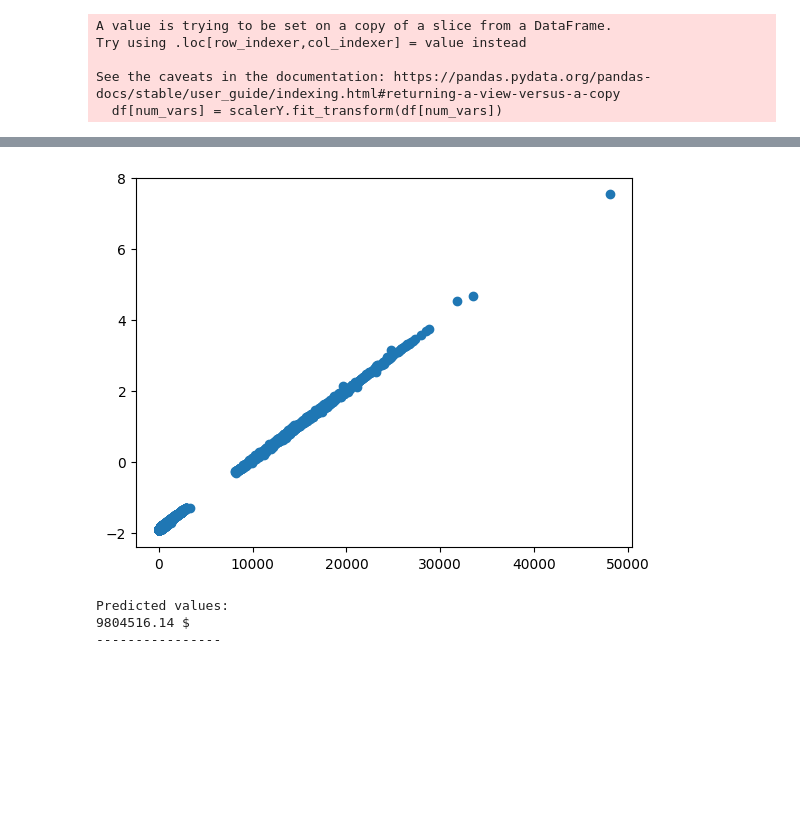
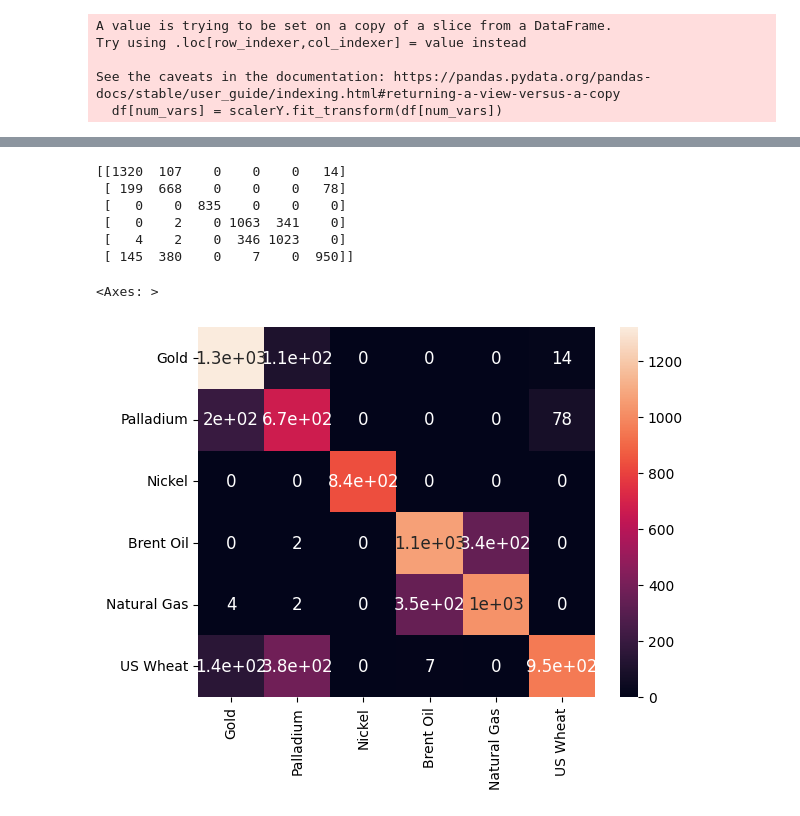
Before and after one commit to ViliLuosujarvi/Machine_Learning_2024, a Jupyter notebook: Project3_SVM/SVM.ipynb, the cells around one changed output, grey strips where cells are left out. Drawn from its saved outputs; the diff is of its cells as text; code cells hidden in the pictures; blank space fills up the shorter version.

```diff
--- a/Project3_SVM/SVM.ipynb
+++ b/Project3_SVM/SVM.ipynb
@@ -118,8 +118,8 @@ print(df)
 # a common trick in X/y -split
 # X = everything else in the DataFrame minus the target variable
 # y = only the target variable
-X = df.drop('Close', axis=1)
-y = df['Close']
+X = df.drop('Symbol', axis=1)
+y = df['Symbol']
 # %%
 df
 # %% [output]
@@ -298,39 +315,22 @@ print("\nModel overall accuracy: {:.2f}%".format(acc * 100))
-# %%
- # these values follow a line = good predictions
-# we basically compare the predicted values
-# to true test values and see the differences
-# interesting idea to try, add a regression line:
-# https://python-graph-gallery.com/scatterplot-with-regression-fit-in-matplotlib/
-plt.scatter(y_test, predictions)
-plt.show()
-# %% [output]
-[figure, removed]
-# %%
- # let's try a new value
-tester_row = {
-    'Symbol': 1,
-    'Year': 2002,
-    'Month': 12,
-    'Day': 3,
-    'Open': 600,
-    'High': 700,
-    'Low': 400,
-    'Volume': 15000
-}
-
-tester_row = pd.DataFrame([tester_row])
-
-result = model.predict(tester_row)[0]
-result = scalerY.inverse_transform([[result]])[0][0]
-
-print()
-print(f"Predicted values:")
-print(f"{round(float(result), 2)} $")
-print("----------------")
-# %% [output]
-Predicted values:
-9804516.14 $
-----------------
+# %%
+labels = ['Gold', 'Palladium', 'Nickel', 'Brent Oil', 'Natural Gas', 'US Wheat']
+# %%
+print(confusion_matrix(y_test, predictions))
+print("\n")
+
+# use seaborn to make a nicer confusion matrix
+cm_array = confusion_matrix(y_test, predictions)
+cm_array_df = pd.DataFrame(cm_array, index=labels, columns=labels)
+sns.heatmap(cm_array_df, annot=True, annot_kws={"size": 12})
+# %% [output]
+[[1320  107    0    0    0   14]
+ [ 199  668    0    0    0   78]
+ [   0    0  835    0    0    0]
+ [   0    2    0 1063  341    0]
+ [   4    2    0  346 1023    0]
+ [ 145  380    0    7    0  950]]
+<Axes: >
+[figure, added]
 # %%
 df.describe()
 # %% [output]
```
Also changed, not shown: parts of 7 cells of this notebook, 2 other files.
